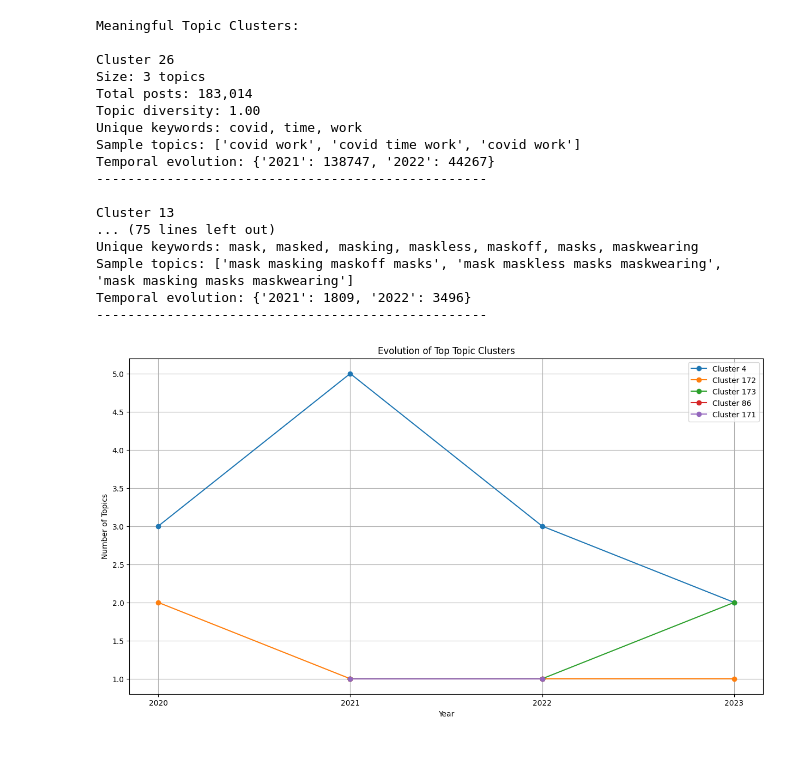
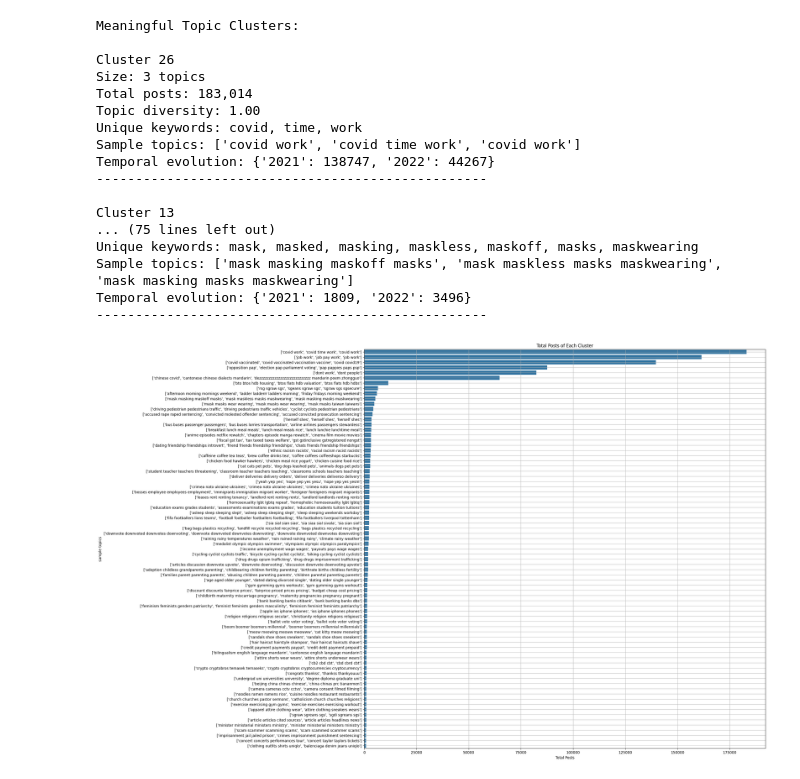
Before and after one commit to yangshutingg/dsa4264, a Jupyter notebook: src/topic_clustering.ipynb, the cells around one changed output. Saved outputs shown, nothing was run; the diff lists cells and outputs as text; code cells hidden in the pictures; blank space fills up the shorter version.

```diff
--- a/src/topic_clustering.ipynb
+++ b/src/topic_clustering.ipynb
@@ -327,21 +336,21 @@ Unique keywords: mask, masked, masking, maskless, maskoff, masks, maskwearing
 Sample topics: ['mask masking maskoff masks', 'mask maskless masks maskwearing', 'mask masking masks maskwearing']
 Temporal evolution: {'2021': 1809, '2022': 3496}
 --------------------------------------------------
-# %%
-plt.figure(figsize=(15, 8))
-for _, cluster in cluster_df.head(5).iterrows():
-    years = sorted(cluster['years_present'].keys())  # Sort years
-    counts = [cluster['years_present'][year] for year in years]
-    plt.plot(years, counts, marker='o', label=f"Cluster {cluster['cluster_id']}")
-
-plt.title('Evolution of Top Topic Clusters')
-plt.xlabel('Year')
-plt.ylabel('Number of Topics')
-plt.legend()
-plt.grid(True)
-plt.show()
-# %% [output]
-[figure, removed]
 # %%
 # save data
 cluster_analysis.to_csv('../data/topic_clusters.csv', index=False)
+# %%
+cluster = pd.read_csv('../data/topic_clusters.csv')
+# %%
+# bar plot of total_post of each cluster
+# plot sort by total_post
+cluster = cluster.sort_values('total_posts', ascending=False)
+plt.figure(figsize=(20, 20))
+sns.barplot(y='sample_topics', x='total_posts', data=cluster)
+plt.title('Total Posts of Each Cluster')
+plt.ylabel('sample topics')
+plt.xlabel('Total Posts')
+plt.grid(True)
+plt.show()
+# %% [output]
+[figure, added]
```
Also changed, not shown: parts of 7 cells of this notebook.
